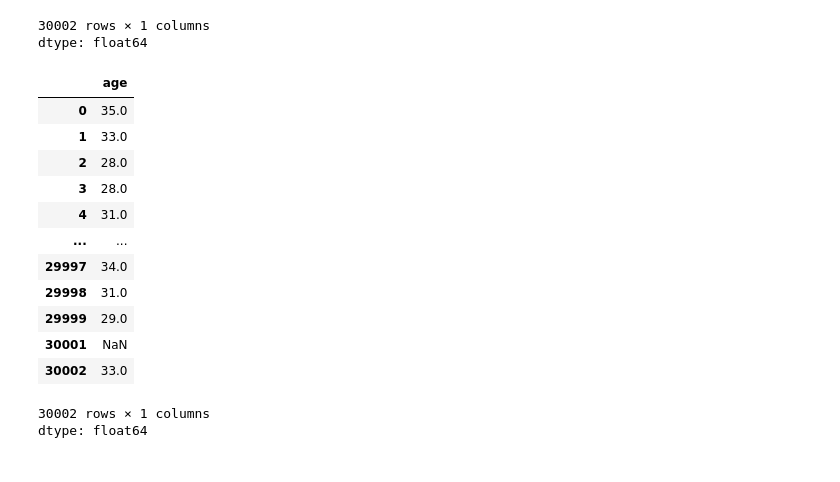
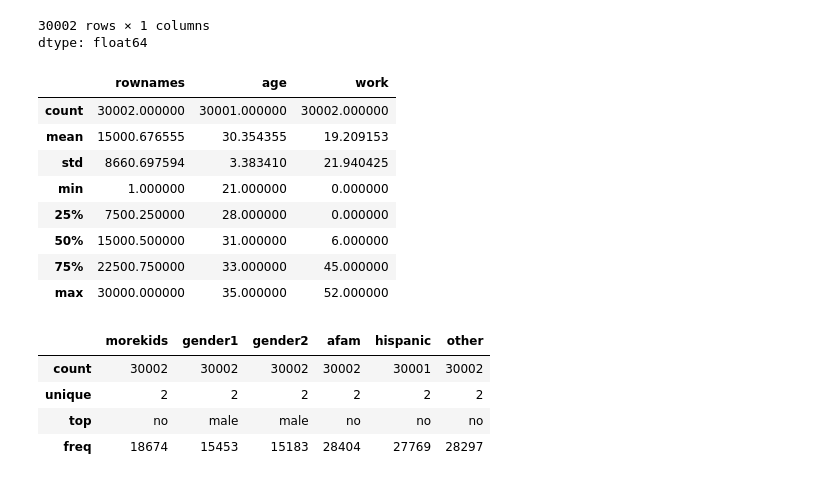
Before and after one commit to venkatrohithk/coursera-test, a Jupyter notebook: 21BDS0184_EDA.ipynb, the cells around one changed output. Drawn from its saved outputs; the diff is of its cells as text; code cells hidden in the pictures.

```diff
--- a/21BDS0184_EDA.ipynb
+++ b/21BDS0184_EDA.ipynb
@@ -203,4 +203,6 @@ Mean of age(Without NaN):  30.353343110459303
 # %%
 mean_df = df1["age"].fillna(df1["age"].mean())
 mean_df
+df1["age"] = mean_df
+df1
 # %% [output]
@@ -254,20 +255,25 @@ backward_fill
 | 30002 | 33.0 |
 30002 rows × 1 columns
 dtype: float64
+# %%
+numerical_summary = df1.describe()  # Numerical summary
+numerical_summary
+# %% [output]
+|  | rownames | age | work |
+| count | 30002.000000 | 30001.000000 | 30002.000000 |
+| mean | 15000.676555 | 30.354355 | 19.209153 |
+| std | 8660.697594 | 3.383410 | 21.940425 |
+| min | 1.000000 | 21.000000 | 0.000000 |
+| 25% | 7500.250000 | 28.000000 | 0.000000 |
+| 50% | 15000.500000 | 31.000000 | 6.000000 |
+| 75% | 22500.750000 | 33.000000 | 45.000000 |
+| max | 30000.000000 | 35.000000 | 52.000000 |
 # %%
 categorical_summary = df1.describe(include='object')
+categorical_summary
 # %% [output]
-|  | age |
-| 0 | 35.0 |
-| 1 | 33.0 |
-| 2 | 28.0 |
-| 3 | 28.0 |
-| 4 | 31.0 |
-| ... | ... |
-| 29997 | 34.0 |
-| 29998 | 31.0 |
-| 29999 | 29.0 |
-| 30001 | NaN |
-| 30002 | 33.0 |
+|  | morekids | gender1 | gender2 | afam | hispanic | other |
+| count | 30002 | 30002 | 30002 | 30002 | 30001 | 30002 |
+| unique | 2 | 2 | 2 | 2 | 2 | 2 |
+| top | no | male | male | no | no | no |
+| freq | 18674 | 15453 | 15183 | 28404 | 27769 | 28297 |
-30002 rows × 1 columns
-dtype: float64
```
Also changed, not shown: parts of 21 cells of this notebook.
